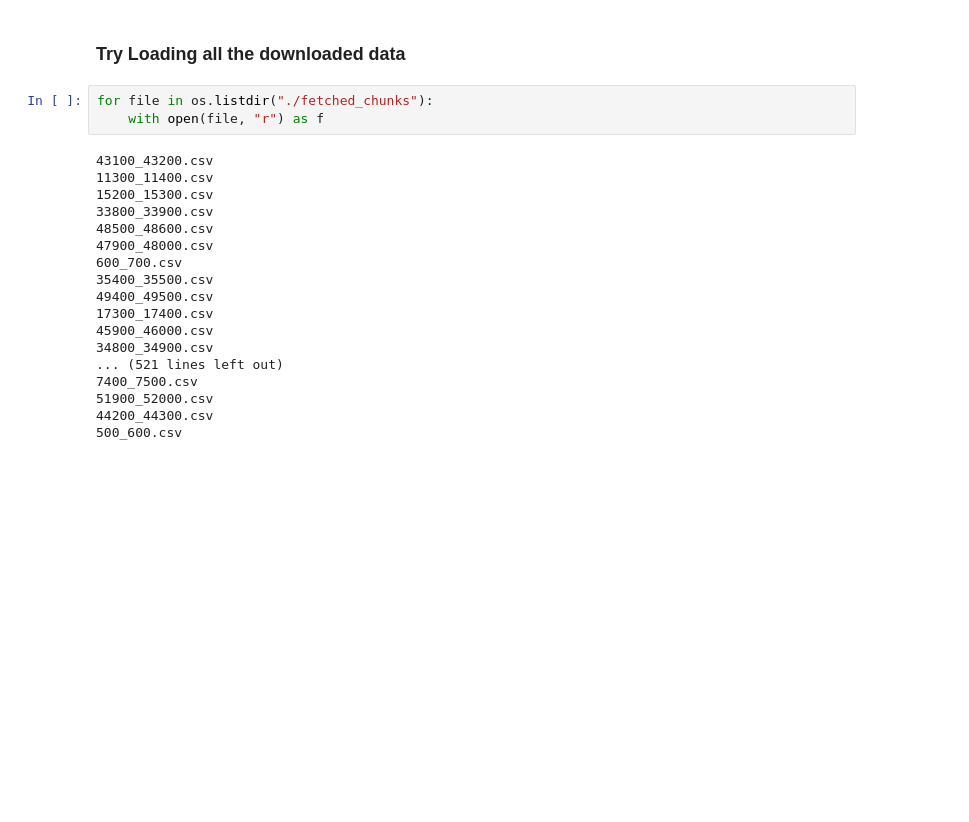
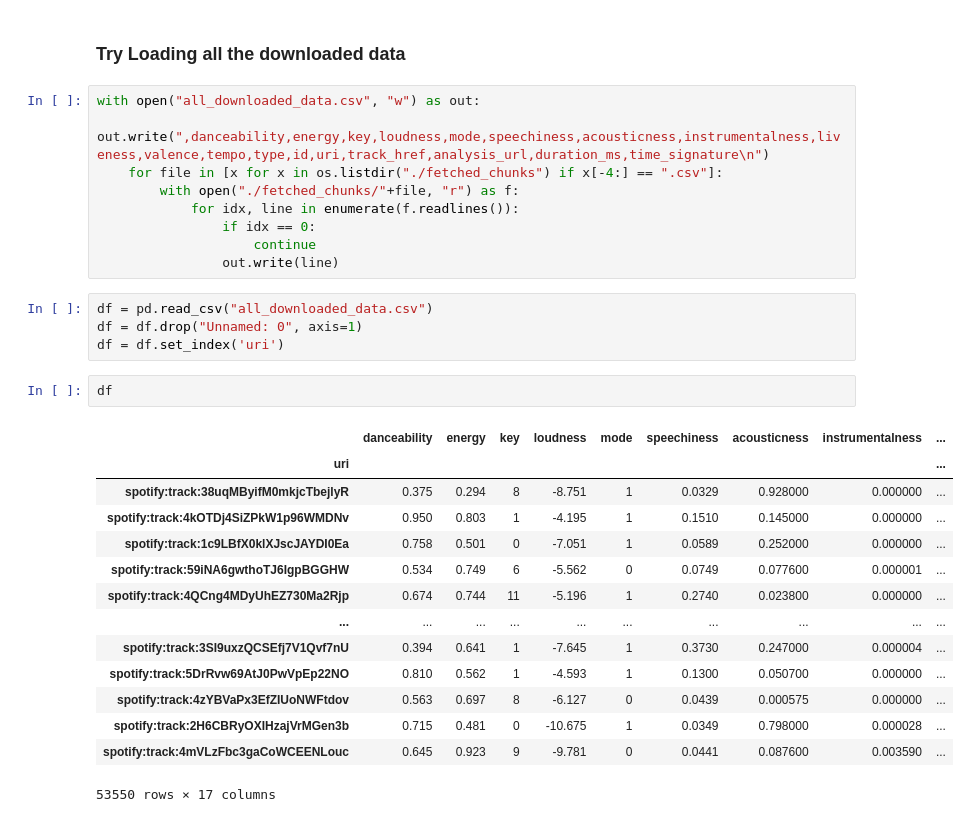
Before and after one commit to benf549/CS475-Machine-Learning-Final-Project, a Jupyter notebook: CS475_Final_Project.ipynb, the cells around one changed output. Cells and saved outputs as stored; diff of their text form; blank space fills up the shorter version.

Commit message:
Created dataframe from API data indexable by spotify uri

```diff
--- a/CS475_Final_Project.ipynb
+++ b/CS475_Final_Project.ipynb
@@ -167,23 +147,32 @@ for i,j,k in zip(name_author,request_ids,  resp):
 # %% [markdown]
 ### Try Loading all the downloaded data
 # %%
-for file in os.listdir("./fetched_chunks"):
-    with open(file, "r") as f
+with open("all_downloaded_data.csv", "w") as out:
+    out.write(",danceability,energy,key,loudness,mode,speechiness,acousticness,instrumentalness,liveness,valence,tempo,type,id,uri,track_href,analysis_url,duration_ms,time_signature\n")
+    for file in [x for x in os.listdir("./fetched_chunks") if x[-4:] == ".csv"]:
+        with open("./fetched_chunks/"+file, "r") as f:
+            for idx, line in enumerate(f.readlines()):
+                if idx == 0:
+                    continue
+                out.write(line)
-# %% [output]
-43100_43200.csv
-11300_11400.csv
-15200_15300.csv
-33800_33900.csv
-48500_48600.csv
-47900_48000.csv
-600_700.csv
-35400_35500.csv
-49400_49500.csv
-17300_17400.csv
-45900_46000.csv
-34800_34900.csv
-... (521 lines left out)
-7400_7500.csv
-51900_52000.csv
-44200_44300.csv
-500_600.csv
+# %%
+df = pd.read_csv("all_downloaded_data.csv")
+df = df.drop("Unnamed: 0", axis=1)
+df = df.set_index('uri')
+# %%
+df
+# %% [output]
+|  | danceability | energy | key | loudness | mode | speechiness | acousticness | instrumentalness | ... |
+| uri |  |  |  |  |  |  |  |  | ... |
+| spotify:track:38uqMByifM0mkjcTbejlyR | 0.375 | 0.294 | 8 | -8.751 | 1 | 0.0329 | 0.928000 | 0.000000 | ... |
+| spotify:track:4kOTDj4SiZPkW1p96WMDNv | 0.950 | 0.803 | 1 | -4.195 | 1 | 0.1510 | 0.145000 | 0.000000 | ... |
+| spotify:track:1c9LBfX0klXJscJAYDI0Ea | 0.758 | 0.501 | 0 | -7.051 | 1 | 0.0589 | 0.252000 | 0.000000 | ... |
+| spotify:track:59iNA6gwthoTJ6IgpBGGHW | 0.534 | 0.749 | 6 | -5.562 | 0 | 0.0749 | 0.077600 | 0.000001 | ... |
+| spotify:track:4QCng4MDyUhEZ730Ma2Rjp | 0.674 | 0.744 | 11 | -5.196 | 1 | 0.2740 | 0.023800 | 0.000000 | ... |
+| ... | ... | ... | ... | ... | ... | ... | ... | ... | ... |
+| spotify:track:3SI9uxzQCSEfj7V1Qvf7nU | 0.394 | 0.641 | 1 | -7.645 | 1 | 0.3730 | 0.247000 | 0.000004 | ... |
+| spotify:track:5DrRvw69AtJ0PwVpEp22NO | 0.810 | 0.562 | 1 | -4.593 | 1 | 0.1300 | 0.050700 | 0.000000 | ... |
+| spotify:track:4zYBVaPx3EfZIUoNWFtdov | 0.563 | 0.697 | 8 | -6.127 | 0 | 0.0439 | 0.000575 | 0.000000 | ... |
+| spotify:track:2H6CBRyOXIHzajVrMGen3b | 0.715 | 0.481 | 0 | -10.675 | 1 | 0.0349 | 0.798000 | 0.000028 | ... |
+| spotify:track:4mVLzFbc3gaCoWCEENLouc | 0.645 | 0.923 | 9 | -9.781 | 0 | 0.0441 | 0.087600 | 0.003590 | ... |
+53550 rows × 17 columns
```
Also changed, not shown: parts of 1 cell of this notebook, 1 other file.
